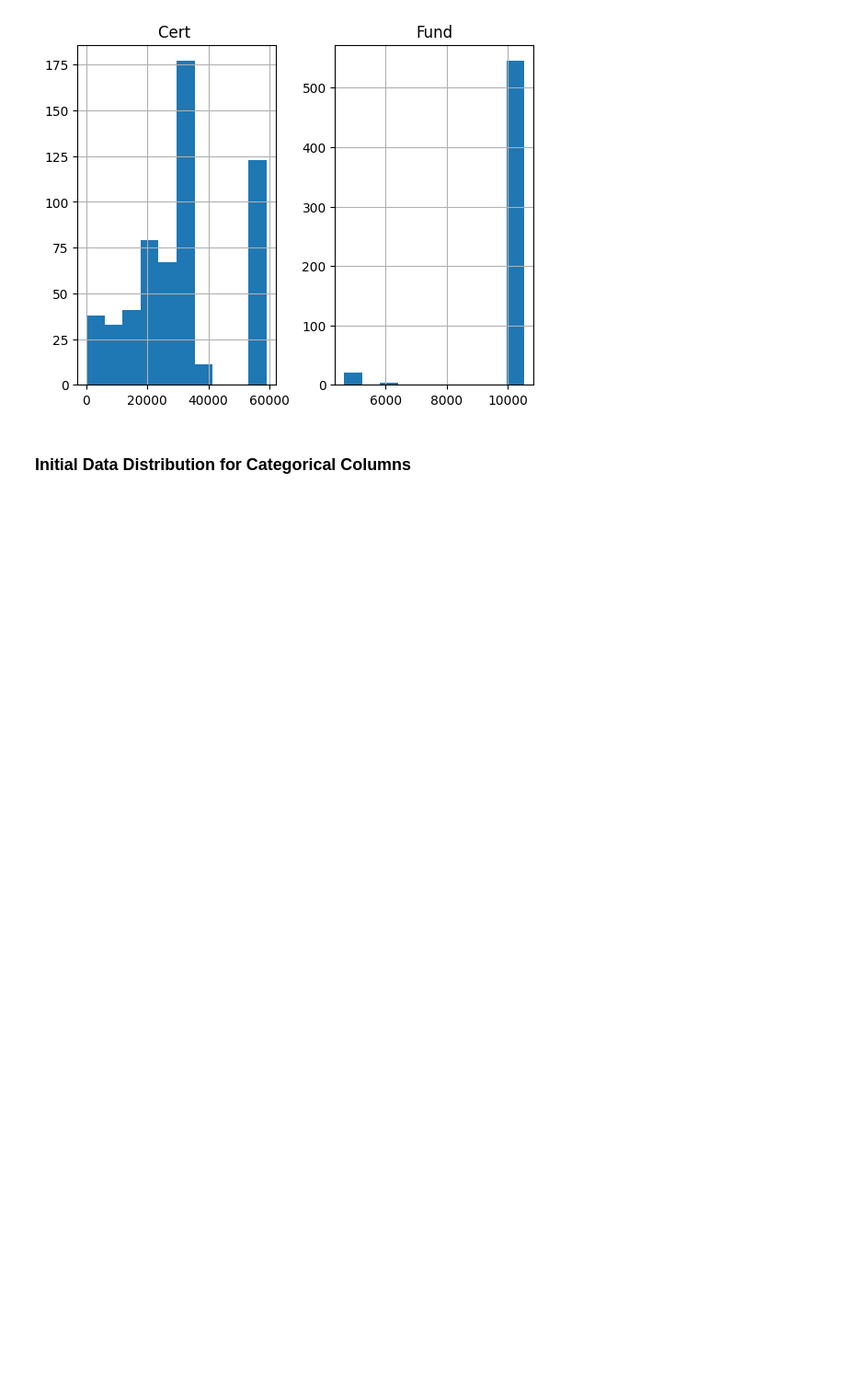
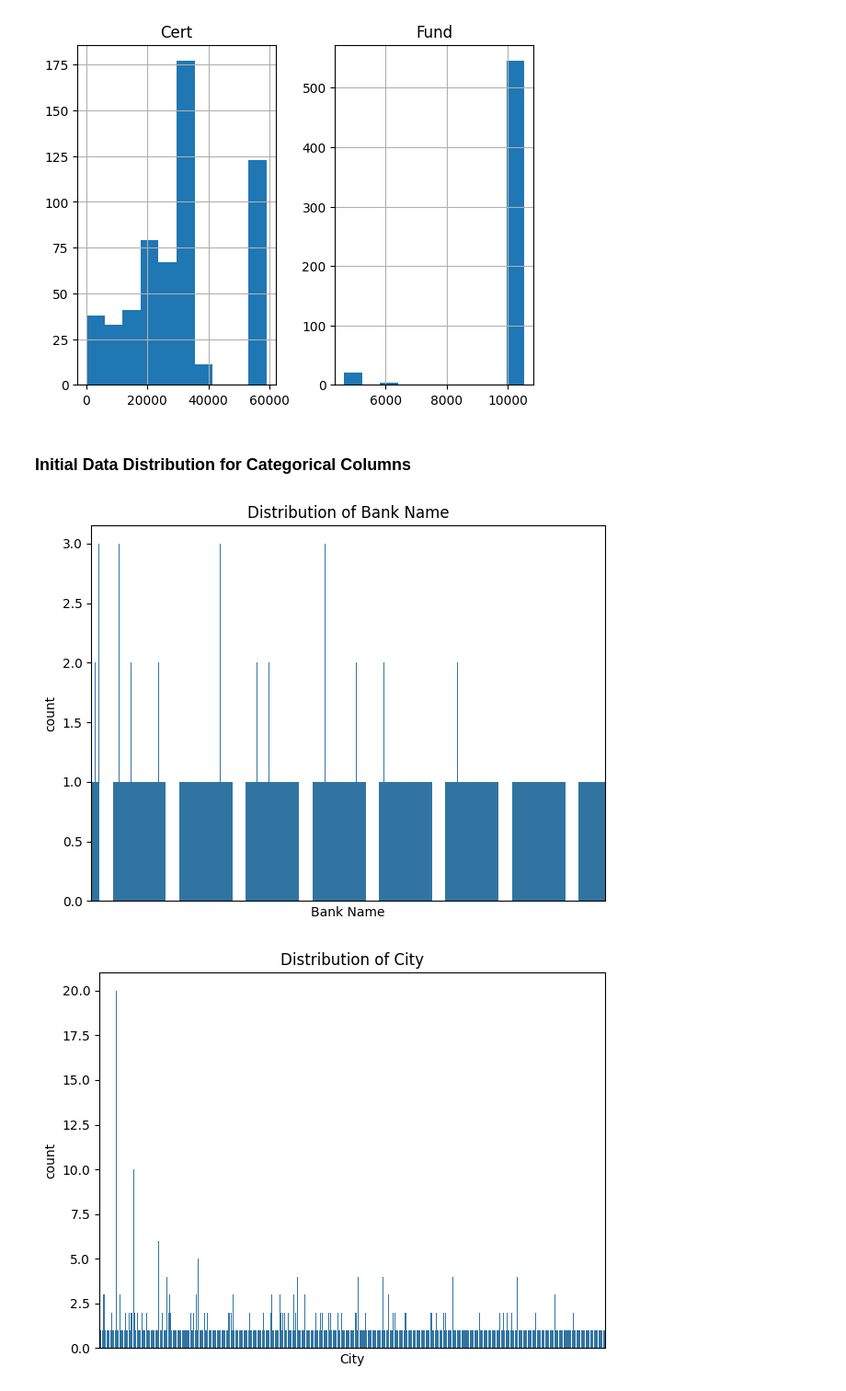
Before and after one commit to ClaytonSeabaughGH/datafun-06-eda, a Jupyter notebook: seabaugh_eda.ipynb, the cells around one changed output. Shown: that part at 92% size. Drawn from its saved outputs; the diff is of its cells as text; code cells hidden in the pictures; blank space fills up the shorter version.

Commit message:
Initial Distirubtion of data with a few insights

```diff
--- a/seabaugh_eda.ipynb
+++ b/seabaugh_eda.ipynb
@@ -55,3 +56,7 @@ Acquiring Institution     object
 Closing Date              object
 Fund                       int64
 dtype: object
+# %%
+# Remove leading/trailing spaces to clean head
+df.columns = df.columns.str.strip()
+print(df.columns)
@@ -89,0 +97,18 @@ df['city']
+# %%
+# Inspect value counts by categorical column
+df['Acquiring Institution'].value_counts()
+
+# Inspect value counts bfor all categorical column
+for col in df.select_dtypes(include=['object', 'category']).columns:
+    sns.countplot(x=col, data=df)
+    plt.title(f'Distribution of {col}')
+    plt.xticks(rotation=90)
+    plt.xticks([])
+    plt.xscale
+    plt.tight_layout()
+    plt.show()
+
+plt.show()
+# %% [output]
+[figure, added]
+[figure, added]
```
Also changed, not shown: parts of 14 cells of this notebook.
